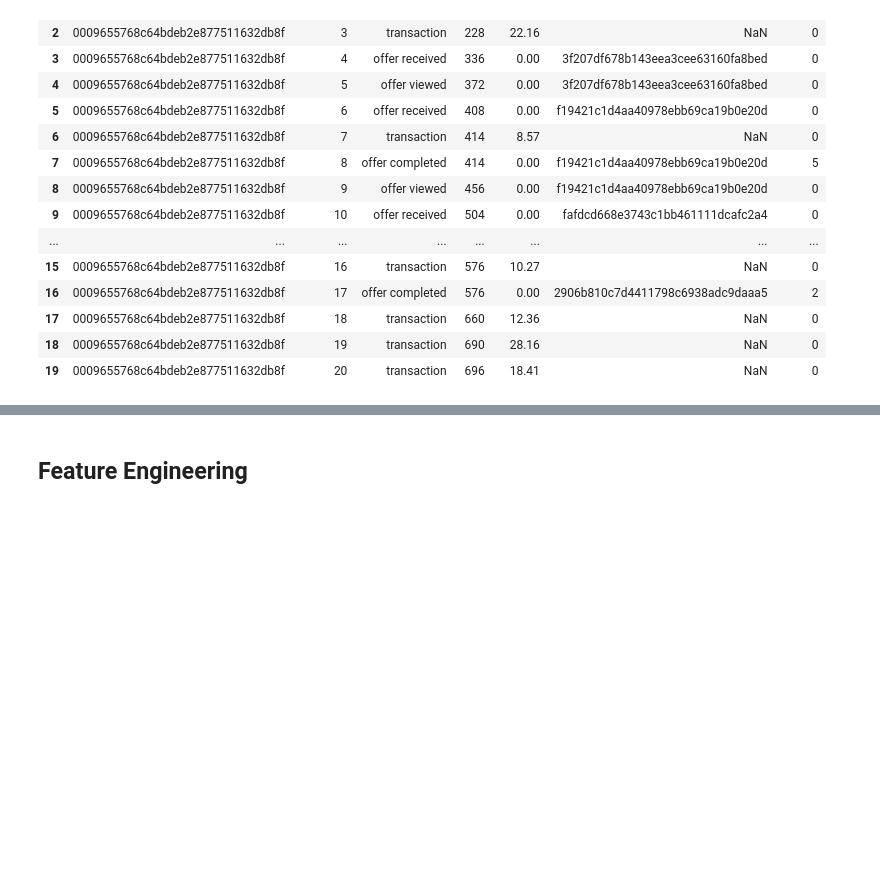
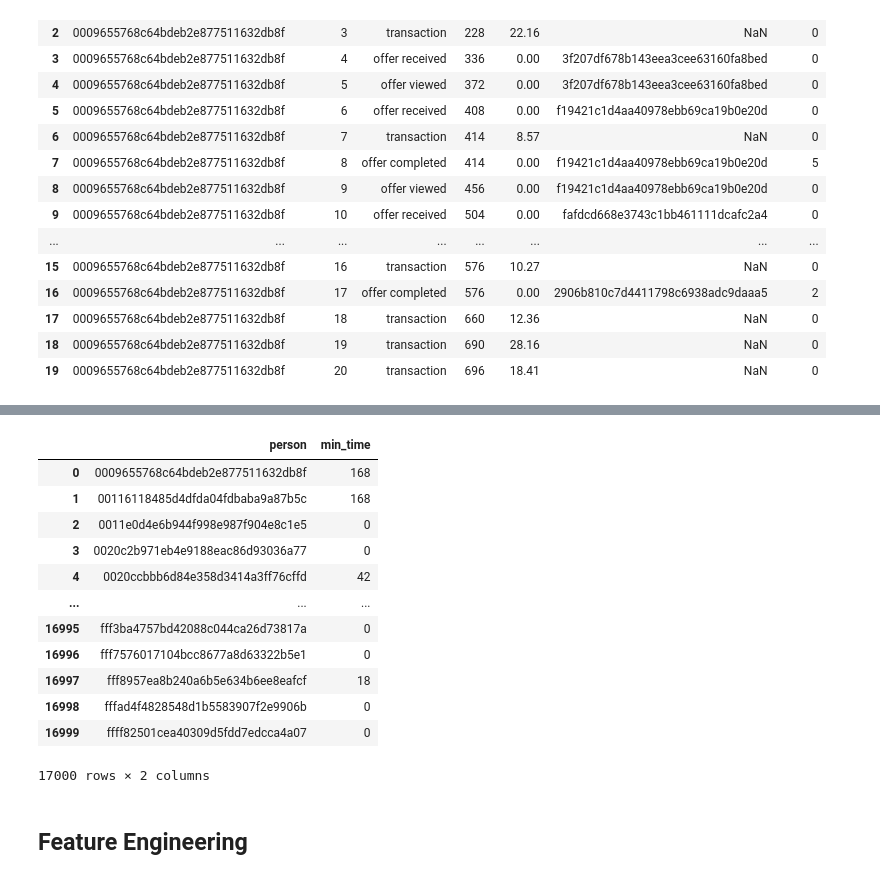
Before and after one commit to felipe-takaoka/starbucks-capstone, a Jupyter notebook: Starbucks_Capstone_notebook.ipynb, the cells around one changed output, grey strips where cells are left out. Saved outputs shown, nothing was run; the diff lists cells and outputs as text; code cells hidden in the pictures; blank space fills up the shorter version.

```diff
--- a/Starbucks_Capstone_notebook.ipynb
+++ b/Starbucks_Capstone_notebook.ipynb
@@ -255,3 +277,19 @@ transcript_df.head(20)
+# %%
+transcript_eda.groupby("person")["time"].min().reset_index().rename(columns={"time": "min_time"})
+# %% [output]
+|  | person | min_time |
+| 0 | 0009655768c64bdeb2e877511632db8f | 168 |
+| 1 | 00116118485d4dfda04fdbaba9a87b5c | 168 |
+| 2 | 0011e0d4e6b944f998e987f904e8c1e5 | 0 |
+| 3 | 0020c2b971eb4e9188eac86d93036a77 | 0 |
+| 4 | 0020ccbbb6d84e358d3414a3ff76cffd | 42 |
+| ... | ... | ... |
+| 16995 | fff3ba4757bd42088c044ca26d73817a | 0 |
+| 16996 | fff7576017104bcc8677a8d63322b5e1 | 0 |
+| 16997 | fff8957ea8b240a6b5e634b6ee8eafcf | 18 |
+| 16998 | fffad4f4828548d1b5583907f2e9906b | 0 |
+| 16999 | ffff82501cea40309d5fdd7edcca4a07 | 0 |
+17000 rows × 2 columns
 # %% [markdown]
 ## Feature Engineering
 # %%
```
Also changed, not shown: parts of 4 cells of this notebook.
